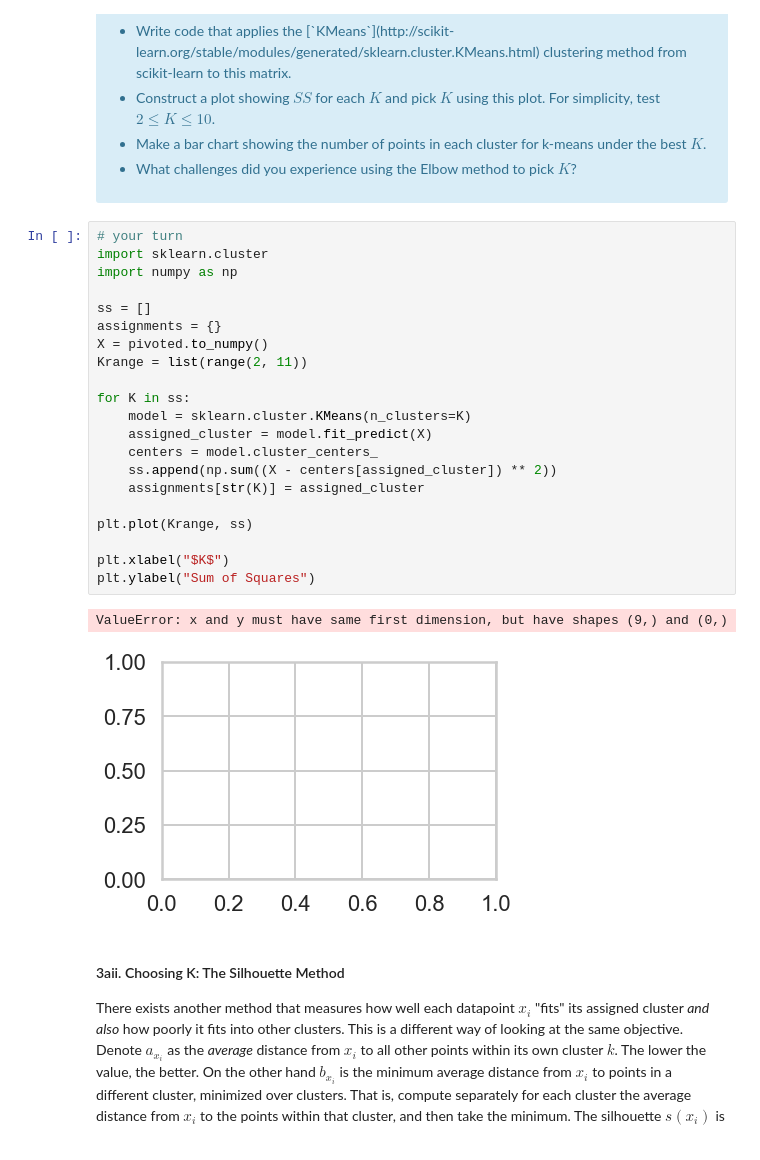
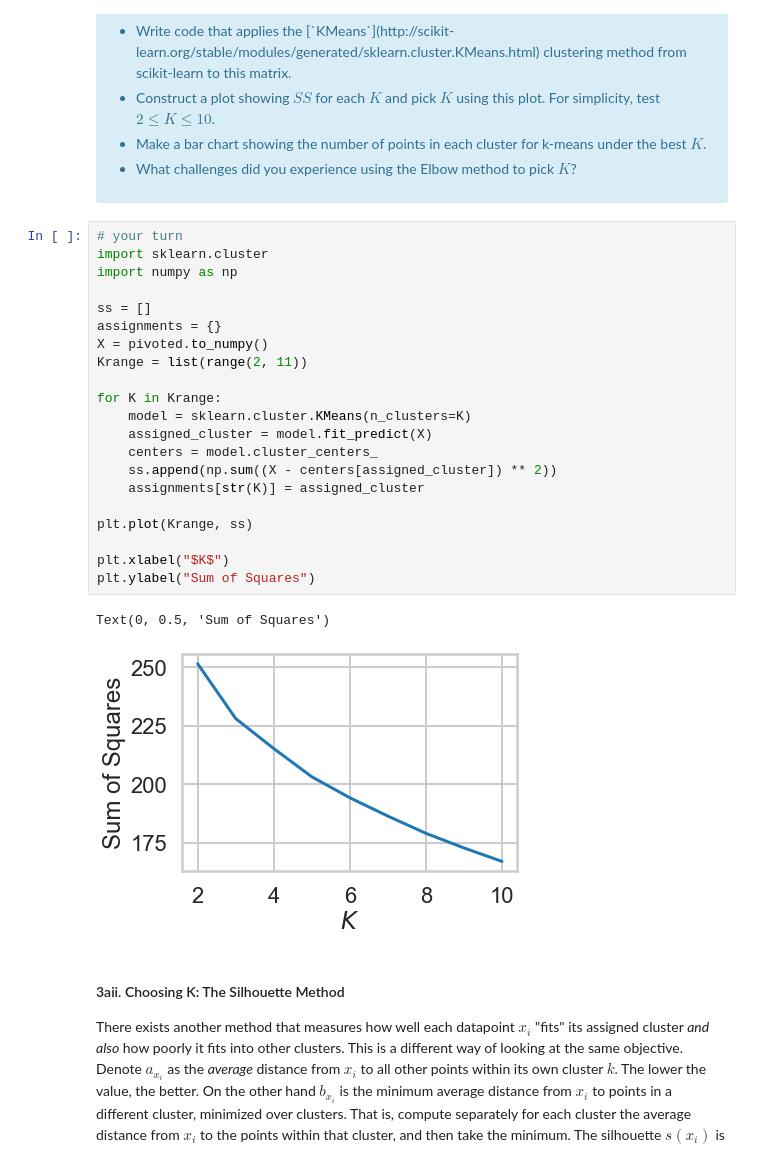
Before and after one commit to smaxwell953/Springboard_DSC_Career_Track, a Jupyter notebook: 15.06_Clustering_Case_Study/Clustering Case Study - Customer Segmentation with K-Means - Tier 3.ipynb, the cells around one changed output. Drawn from its saved outputs; the diff is of its cells as text.

```diff
--- a/15.06_Clustering_Case_Study/Clustering Case Study - Customer Segmentation with K-Means - Tier 3.ipynb
+++ b/15.06_Clustering_Case_Study/Clustering Case Study - Customer Segmentation with K-Means - Tier 3.ipynb
@@ -142,27 +142,27 @@ where $x_i$ is a point, $C_k$ represents cluster $k$ and $\mu_k$ is the centroid
 # %%
 # your turn
 import sklearn.cluster
 import numpy as np
 
 ss = []
 assignments = {}
 X = pivoted.to_numpy()
 Krange = list(range(2, 11))
 
-for K in ss:
+for K in Krange:
     model = sklearn.cluster.KMeans(n_clusters=K)
     assigned_cluster = model.fit_predict(X)
     centers = model.cluster_centers_
     ss.append(np.sum((X - centers[assigned_cluster]) ** 2))
     assignments[str(K)] = assigned_cluster
 
 plt.plot(Krange, ss)
 
 plt.xlabel("$K$")
 plt.ylabel("Sum of Squares")
 # %% [output]
-ValueError: x and y must have same first dimension, but have shapes (9,) and (0,)
+Text(0, 0.5, 'Sum of Squares')
-[figure, old version]
+[figure, new version]
 # %% [markdown]
 #### 3aii. Choosing K: The Silhouette Method
 
```
Also changed, not shown: parts of 8 cells of this notebook.
